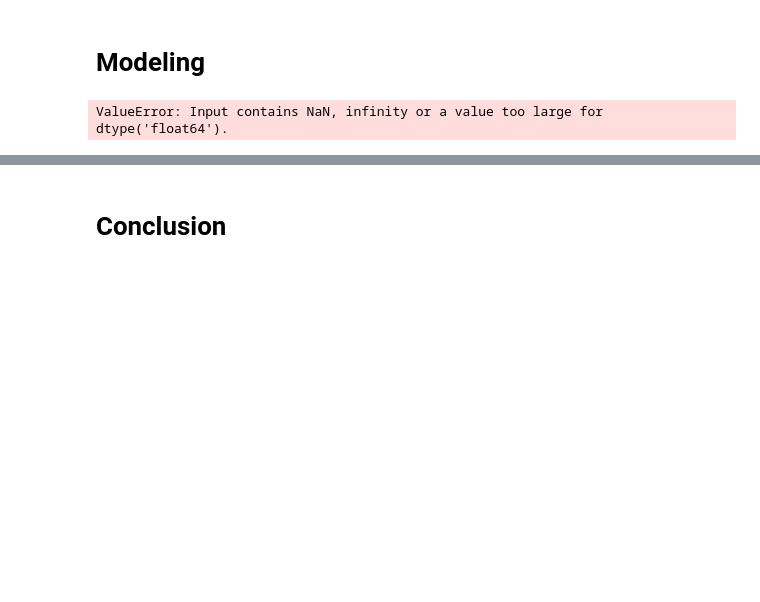
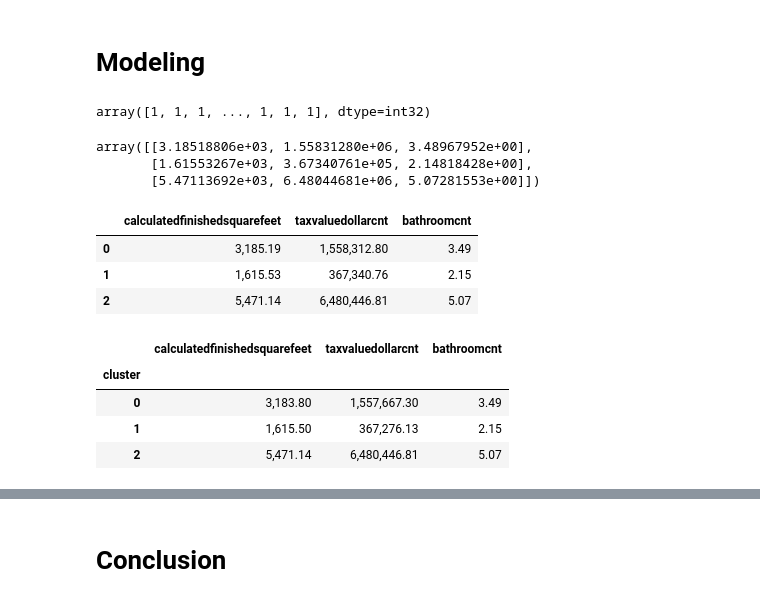
Before and after one commit to Gabby-B-B/clustering-project, a Jupyter notebook: walkthrough_notebook.ipynb, the cells around one changed output, grey strips where cells are left out. Cells and saved outputs as stored; diff of their text form; code cells hidden in the pictures; blank space fills up the shorter version.

```diff
--- a/walkthrough_notebook.ipynb
+++ b/walkthrough_notebook.ipynb
@@ -197,10 +219,10 @@ plt.show()
 # %%
 from sklearn.cluster import KMeans
 # %%
-X = df[['calculatedfinishedsquarefeet', 'taxvaluedollarcnt']]
+X = df[['calculatedfinishedsquarefeet', 'taxvaluedollarcnt', 'bathroomcnt']]
 kmeans = KMeans(n_clusters=3)
 kmeans.fit(X)
 
 kmeans.predict(X)
 # %% [output]
-ValueError: Input contains NaN, infinity or a value too large for dtype('float64').
+array([1, 1, 1, ..., 1, 1, 1], dtype=int32)
@@ -206,0 +231,22 @@ ValueError: Input contains NaN, infinity or a value too large for dtype('float64
+# %%
+kmeans.cluster_centers_
+# %% [output]
+array([[3.18518806e+03, 1.55831280e+06, 3.48967952e+00],
+       [1.61553267e+03, 3.67340761e+05, 2.14818428e+00],
+       [5.47113692e+03, 6.48044681e+06, 5.07281553e+00]])
+# %%
+centroids = pd.DataFrame(kmeans.cluster_centers_, columns=X.columns)
+centroids
+# %% [output]
+|  | calculatedfinishedsquarefeet | taxvaluedollarcnt | bathroomcnt |
+| 0 | 3,185.19 | 1,558,312.80 | 3.49 |
+| 1 | 1,615.53 | 367,340.76 | 2.15 |
+| 2 | 5,471.14 | 6,480,446.81 | 5.07 |
+# %%
+df.groupby('cluster')['calculatedfinishedsquarefeet', 'taxvaluedollarcnt', 'bathroomcnt'].mean()
+# %% [output]
+|  | calculatedfinishedsquarefeet | taxvaluedollarcnt | bathroomcnt |
+| cluster |  |  |  |
+| 0 | 3,183.80 | 1,557,667.30 | 3.49 |
+| 1 | 1,615.50 | 367,276.13 | 2.15 |
+| 2 | 5,471.14 | 6,480,446.81 | 5.07 |
```
Also changed, not shown: parts of 7 cells of this notebook.
